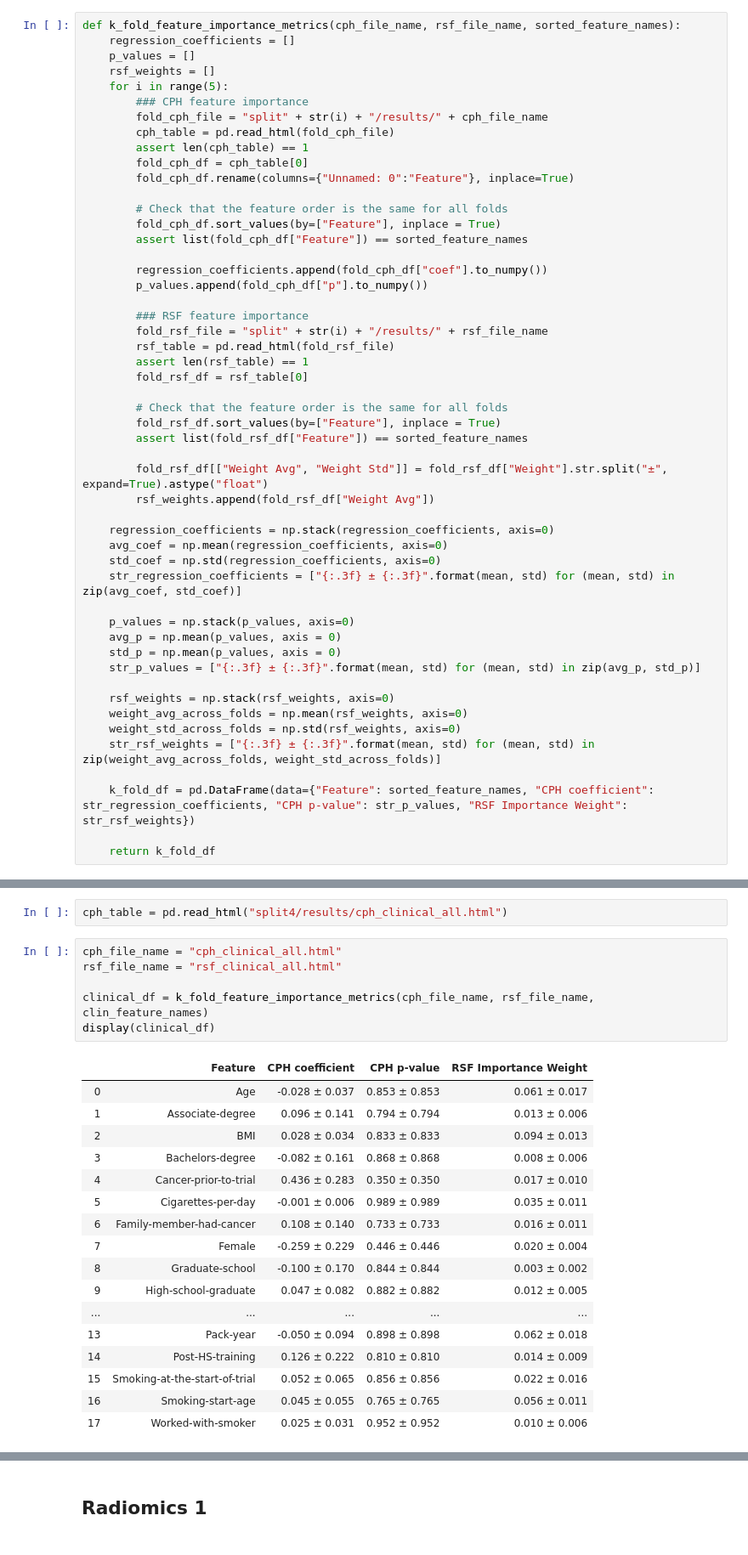
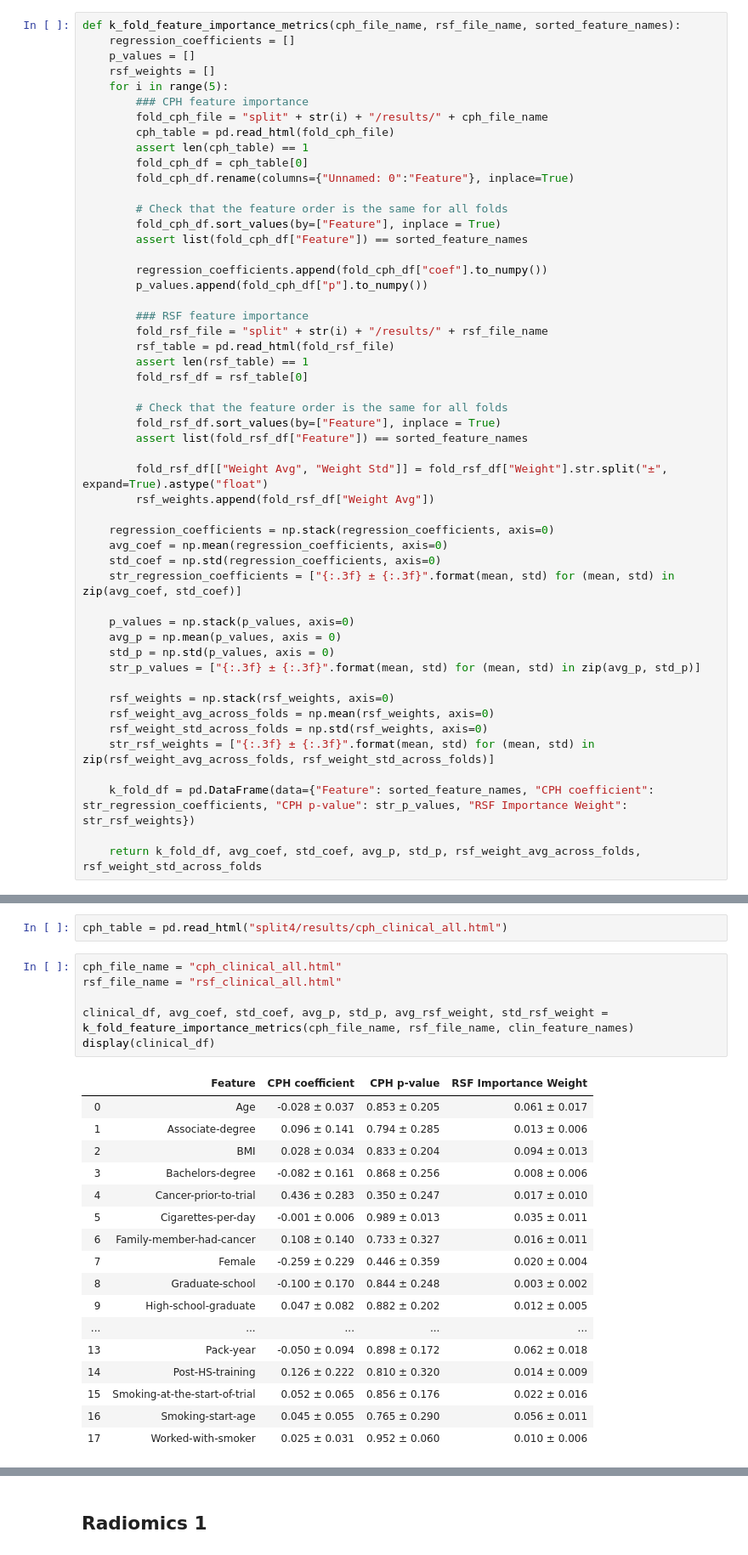
Before and after one commit to hleu/survival_nlst, a Jupyter notebook: molly_media_code/Analyze Results.ipynb, the cells around one changed output, grey strips where cells are left out. Shown at 85% size. Drawn from its saved outputs; the diff is of its cells as text.

```diff
--- a/molly_media_code/Analyze Results.ipynb
+++ b/molly_media_code/Analyze Results.ipynb
@@ -44,17 +45,17 @@ def k_fold_feature_importance_metrics(cph_file_name, rsf_file_name, sorted_featu
 
     p_values = np.stack(p_values, axis=0)
     avg_p = np.mean(p_values, axis = 0)
-    std_p = np.mean(p_values, axis = 0)
+    std_p = np.std(p_values, axis = 0)
     str_p_values = ["{:.3f} ± {:.3f}".format(mean, std) for (mean, std) in zip(avg_p, std_p)]
 
     rsf_weights = np.stack(rsf_weights, axis=0)
-    weight_avg_across_folds = np.mean(rsf_weights, axis=0)
-    weight_std_across_folds = np.std(rsf_weights, axis=0)
-    str_rsf_weights = ["{:.3f} ± {:.3f}".format(mean, std) for (mean, std) in zip(weight_avg_across_folds, weight_std_across_folds)]
+    rsf_weight_avg_across_folds = np.mean(rsf_weights, axis=0)
+    rsf_weight_std_across_folds = np.std(rsf_weights, axis=0)
+    str_rsf_weights = ["{:.3f} ± {:.3f}".format(mean, std) for (mean, std) in zip(rsf_weight_avg_across_folds, rsf_weight_std_across_folds)]
 
     k_fold_df = pd.DataFrame(data={"Feature": sorted_feature_names, "CPH coefficient": str_regression_coefficients, "CPH p-value": str_p_values, "RSF Importance Weight": str_rsf_weights})
 
-    return k_fold_df
+    return k_fold_df, avg_coef, std_coef, avg_p, std_p, rsf_weight_avg_across_folds, rsf_weight_std_across_folds
 # %% [markdown]
 ## Clinical
 # %%
@@ -84,24 +85,24 @@ cph_table = pd.read_html("split4/results/cph_clinical_all.html")
 # %%
 cph_file_name = "cph_clinical_all.html"
 rsf_file_name = "rsf_clinical_all.html"
 
-clinical_df = k_fold_feature_importance_metrics(cph_file_name, rsf_file_name, clin_feature_names)
+clinical_df, avg_coef, std_coef, avg_p, std_p, avg_rsf_weight, std_rsf_weight = k_fold_feature_importance_metrics(cph_file_name, rsf_file_name, clin_feature_names)
 display(clinical_df)
 # %% [output]
 |  | Feature | CPH coefficient | CPH p-value | RSF Importance Weight |
-| 0 | Age | -0.028 ± 0.037 | 0.853 ± 0.853 | 0.061 ± 0.017 |
-| 1 | Associate-degree | 0.096 ± 0.141 | 0.794 ± 0.794 | 0.013 ± 0.006 |
-| 2 | BMI | 0.028 ± 0.034 | 0.833 ± 0.833 | 0.094 ± 0.013 |
-| 3 | Bachelors-degree | -0.082 ± 0.161 | 0.868 ± 0.868 | 0.008 ± 0.006 |
-| 4 | Cancer-prior-to-trial | 0.436 ± 0.283 | 0.350 ± 0.350 | 0.017 ± 0.010 |
-| 5 | Cigarettes-per-day | -0.001 ± 0.006 | 0.989 ± 0.989 | 0.035 ± 0.011 |
-| 6 | Family-member-had-cancer | 0.108 ± 0.140 | 0.733 ± 0.733 | 0.016 ± 0.011 |
-| 7 | Female | -0.259 ± 0.229 | 0.446 ± 0.446 | 0.020 ± 0.004 |
-| 8 | Graduate-school | -0.100 ± 0.170 | 0.844 ± 0.844 | 0.003 ± 0.002 |
-| 9 | High-school-graduate | 0.047 ± 0.082 | 0.882 ± 0.882 | 0.012 ± 0.005 |
+| 0 | Age | -0.028 ± 0.037 | 0.853 ± 0.205 | 0.061 ± 0.017 |
+| 1 | Associate-degree | 0.096 ± 0.141 | 0.794 ± 0.285 | 0.013 ± 0.006 |
+| 2 | BMI | 0.028 ± 0.034 | 0.833 ± 0.204 | 0.094 ± 0.013 |
+| 3 | Bachelors-degree | -0.082 ± 0.161 | 0.868 ± 0.256 | 0.008 ± 0.006 |
+| 4 | Cancer-prior-to-trial | 0.436 ± 0.283 | 0.350 ± 0.247 | 0.017 ± 0.010 |
+| 5 | Cigarettes-per-day | -0.001 ± 0.006 | 0.989 ± 0.013 | 0.035 ± 0.011 |
+| 6 | Family-member-had-cancer | 0.108 ± 0.140 | 0.733 ± 0.327 | 0.016 ± 0.011 |
+| 7 | Female | -0.259 ± 0.229 | 0.446 ± 0.359 | 0.020 ± 0.004 |
+| 8 | Graduate-school | -0.100 ± 0.170 | 0.844 ± 0.248 | 0.003 ± 0.002 |
+| 9 | High-school-graduate | 0.047 ± 0.082 | 0.882 ± 0.202 | 0.012 ± 0.005 |
 | ... | ... | ... | ... | ... |
-| 13 | Pack-year | -0.050 ± 0.094 | 0.898 ± 0.898 | 0.062 ± 0.018 |
-| 14 | Post-HS-training | 0.126 ± 0.222 | 0.810 ± 0.810 | 0.014 ± 0.009 |
-| 15 | Smoking-at-the-start-of-trial | 0.052 ± 0.065 | 0.856 ± 0.856 | 0.022 ± 0.016 |
-| 16 | Smoking-start-age | 0.045 ± 0.055 | 0.765 ± 0.765 | 0.056 ± 0.011 |
-| 17 | Worked-with-smoker | 0.025 ± 0.031 | 0.952 ± 0.952 | 0.010 ± 0.006 |
+| 13 | Pack-year | -0.050 ± 0.094 | 0.898 ± 0.172 | 0.062 ± 0.018 |
+| 14 | Post-HS-training | 0.126 ± 0.222 | 0.810 ± 0.320 | 0.014 ± 0.009 |
+| 15 | Smoking-at-the-start-of-trial | 0.052 ± 0.065 | 0.856 ± 0.176 | 0.022 ± 0.016 |
+| 16 | Smoking-start-age | 0.045 ± 0.055 | 0.765 ± 0.290 | 0.056 ± 0.011 |
+| 17 | Worked-with-smoker | 0.025 ± 0.031 | 0.952 ± 0.060 | 0.010 ± 0.006 |
```
Also changed, not shown: parts of 10 cells of this notebook, 32 other files.
